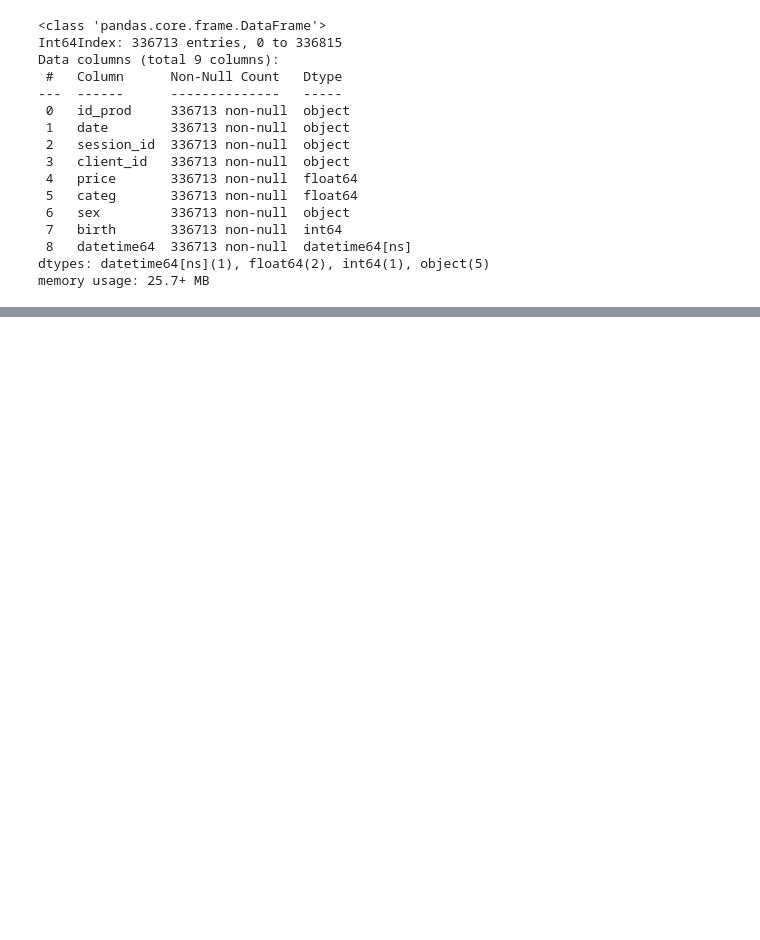
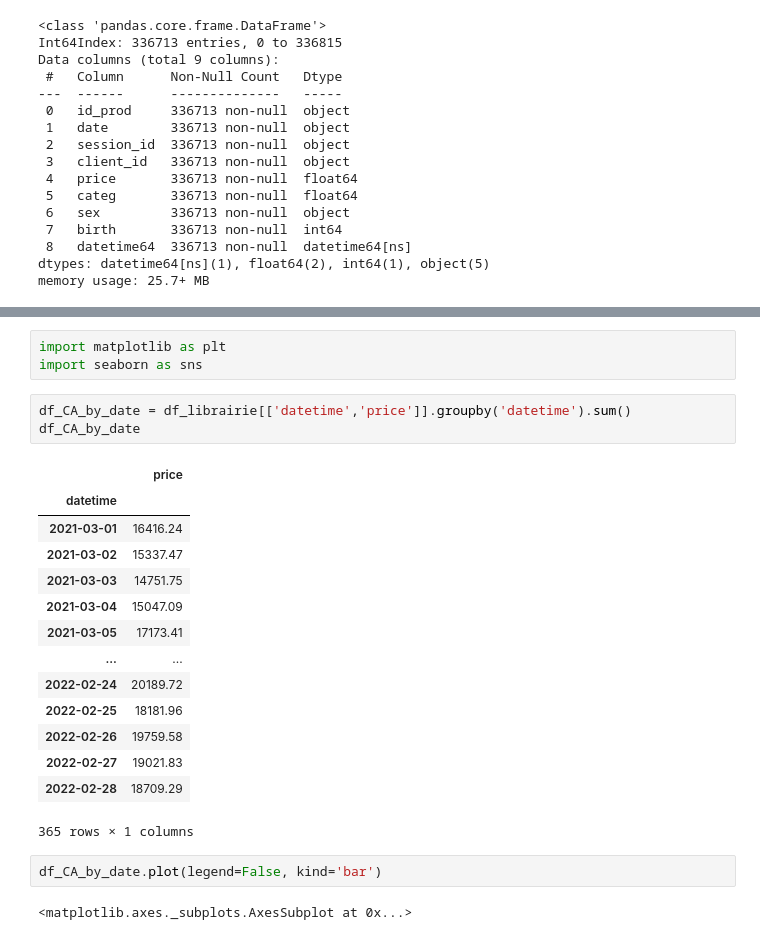
Before and after one commit to nchurlet/Librairie, a Jupyter notebook: Analyse des ventes_Nettoyage_Rendu_Nico.ipynb, the cells around one changed output, grey strips where cells are left out. Drawn from its saved outputs; the diff is of its cells as text; blank space fills up the shorter version.

```diff
--- a/Analyse des ventes_Nettoyage_Rendu_Nico.ipynb
+++ b/Analyse des ventes_Nettoyage_Rendu_Nico.ipynb
@@ -688,0 +720,25 @@ NameError: name 'plt' is not defined
+# %%
+import matplotlib as plt
+import seaborn as sns
+# %%
+df_CA_by_date = df_librairie[['datetime','price']].groupby('datetime').sum()
+df_CA_by_date
+# %% [output]
+|  | price |
+| datetime |  |
+| 2021-03-01 | 16416.24 |
+| 2021-03-02 | 15337.47 |
+| 2021-03-03 | 14751.75 |
+| 2021-03-04 | 15047.09 |
+| 2021-03-05 | 17173.41 |
+| ... | ... |
+| 2022-02-24 | 20189.72 |
+| 2022-02-25 | 18181.96 |
+| 2022-02-26 | 19759.58 |
+| 2022-02-27 | 19021.83 |
+| 2022-02-28 | 18709.29 |
+365 rows × 1 columns
+# %%
+df_CA_by_date.plot(legend=False, kind='bar')
+# %% [output]
+<matplotlib.axes._subplots.AxesSubplot at 0x...>
```
Also changed, not shown: parts of 5 cells of this notebook.
